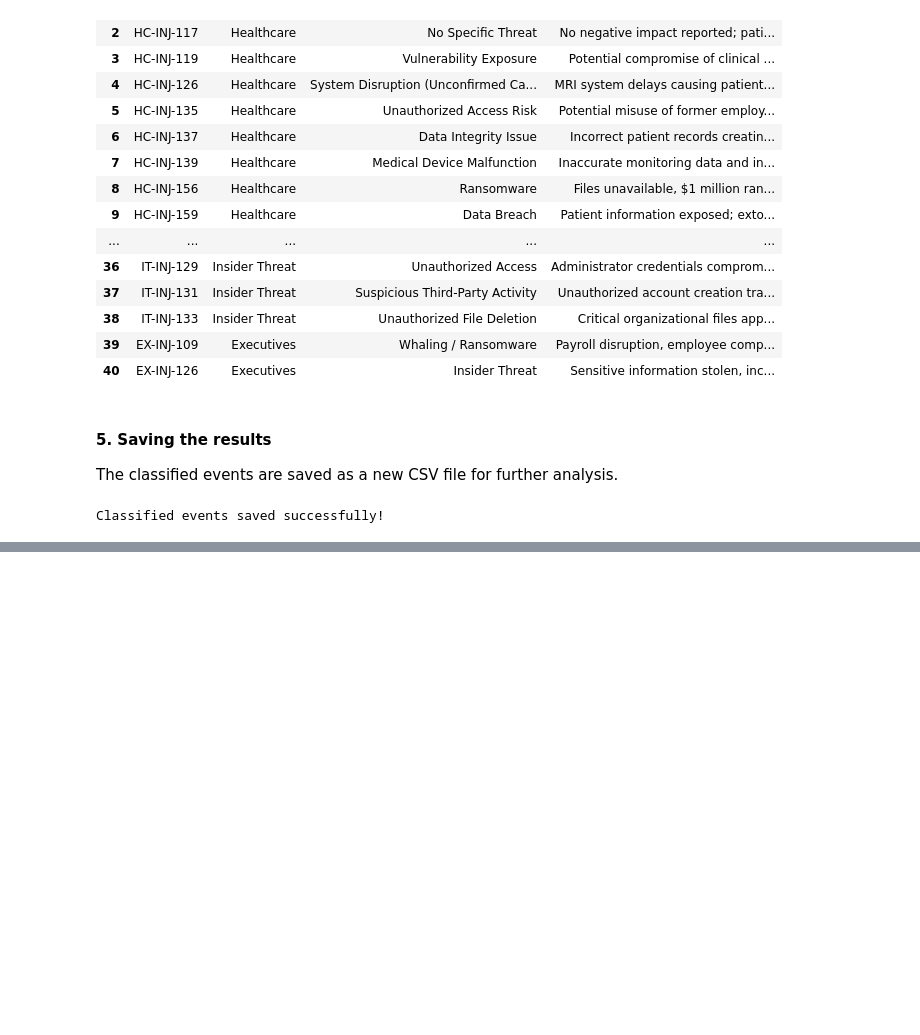
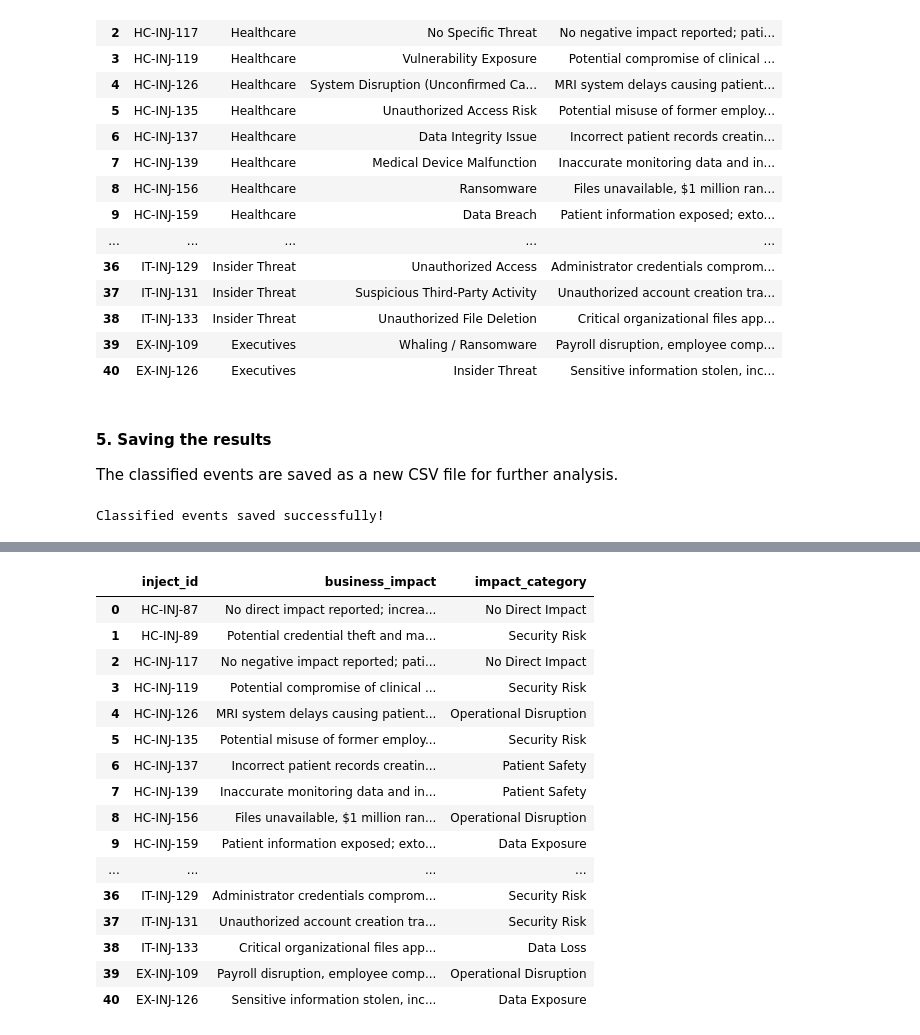
Before and after one commit to Mastercoder-1000/Data-Strategy-amp-Modelling-for-a-Strategic-Cybersecurity-Decision-Making-Exercise-Platform-, a Jupyter notebook: notebooks/cisa_analysis.ipynb, the cells around one changed output, grey strips where cells are left out. Saved outputs shown, nothing was run; the diff lists cells and outputs as text; code cells hidden in the pictures; blank space fills up the shorter version.

```diff
--- a/cisa_analysis.ipynb
+++ b/notebooks/cisa_analysis.ipynb
@@ -313,0 +379,79 @@ Classified events saved successfully!
+# %%
+impact_groups = {
+    # Healthcare
+    "HC-INJ-87": "No Direct Impact",
+    "HC-INJ-89": "Security Risk",
+    "HC-INJ-117": "No Direct Impact",
+    "HC-INJ-119": "Security Risk",
+    "HC-INJ-126": "Operational Disruption",
+    "HC-INJ-135": "Security Risk",
+    "HC-INJ-137": "Patient Safety",
+    "HC-INJ-139": "Patient Safety",
+    "HC-INJ-156": "Operational Disruption",
+    "HC-INJ-159": "Data Exposure",
+    "HC-INJ-163": "Reputational Damage",
+
+    # Vendor
+    "VD-INJ-111": "No Direct Impact",
+    "VD-INJ-122": "No Direct Impact",
+    "VD-INJ-136": "Data Exposure",
+    "VD-INJ-143": "No Direct Impact",
+    "VD-INJ-150": "Operational Disruption",
+    "VD-INJ-152": "Operational Disruption",
+    "VD-INJ-162": "Security Risk",
+    "VD-INJ-167": "Security Risk",
+
+    # Ransomware
+    "RW-INJ-84": "No Direct Impact",
+    "RW-INJ-86": "Security Risk",
+    "RW-INJ-88": "Security Risk",
+    "RW-INJ-90": "Security Risk",
+    "RW-INJ-122": "Data Exposure",
+    "RW-INJ-124": "Operational Disruption",
+    "RW-INJ-126": "Data Exposure",
+    "RW-INJ-128": "Reputational Damage",
+
+    # Insider Threat
+    "IT-INJ-85": "Security Risk",
+    "IT-INJ-87": "Financial Cost",
+    "IT-INJ-89": "Data Exposure",
+    "IT-INJ-91": "Personnel Consequences",
+    "IT-INJ-93": "Security Risk",
+    "IT-INJ-121": "Financial Cost",
+    "IT-INJ-123": "Security Risk",
+    "IT-INJ-125": "Data Loss",
+    "IT-INJ-127": "Security Risk",
+    "IT-INJ-129": "Security Risk",
+    "IT-INJ-131": "Security Risk",
+    "IT-INJ-133": "Data Loss",
+
+    # Executives
+    "EX-INJ-109": "Operational Disruption",
+    "EX-INJ-126": "Data Exposure"
+}
+
+assert set(df_labeled["inject_id"]) == set(impact_groups)
+
+df_labeled["impact_category"] = df_labeled["inject_id"].map(impact_groups)
+
+display(df_labeled[
+    ["inject_id", "business_impact", "impact_category"]
+])
+# %% [output]
+|  | inject_id | business_impact | impact_category |
+| 0 | HC-INJ-87 | No direct impact reported; increa... | No Direct Impact |
+| 1 | HC-INJ-89 | Potential credential theft and ma... | Security Risk |
+| 2 | HC-INJ-117 | No negative impact reported; pati... | No Direct Impact |
+| 3 | HC-INJ-119 | Potential compromise of clinical ... | Security Risk |
+| 4 | HC-INJ-126 | MRI system delays causing patient... | Operational Disruption |
+| 5 | HC-INJ-135 | Potential misuse of former employ... | Security Risk |
+| 6 | HC-INJ-137 | Incorrect patient records creatin... | Patient Safety |
+| 7 | HC-INJ-139 | Inaccurate monitoring data and in... | Patient Safety |
+| 8 | HC-INJ-156 | Files unavailable, $1 million ran... | Operational Disruption |
+| 9 | HC-INJ-159 | Patient information exposed; exto... | Data Exposure |
+| ... | ... | ... | ... |
+| 36 | IT-INJ-129 | Administrator credentials comprom... | Security Risk |
+| 37 | IT-INJ-131 | Unauthorized account creation tra... | Security Risk |
+| 38 | IT-INJ-133 | Critical organizational files app... | Data Loss |
+| 39 | EX-INJ-109 | Payroll disruption, employee comp... | Operational Disruption |
+| 40 | EX-INJ-126 | Sensitive information stolen, inc... | Data Exposure |
```
Also changed, not shown: parts of 3 cells of this notebook, 2 other files.
